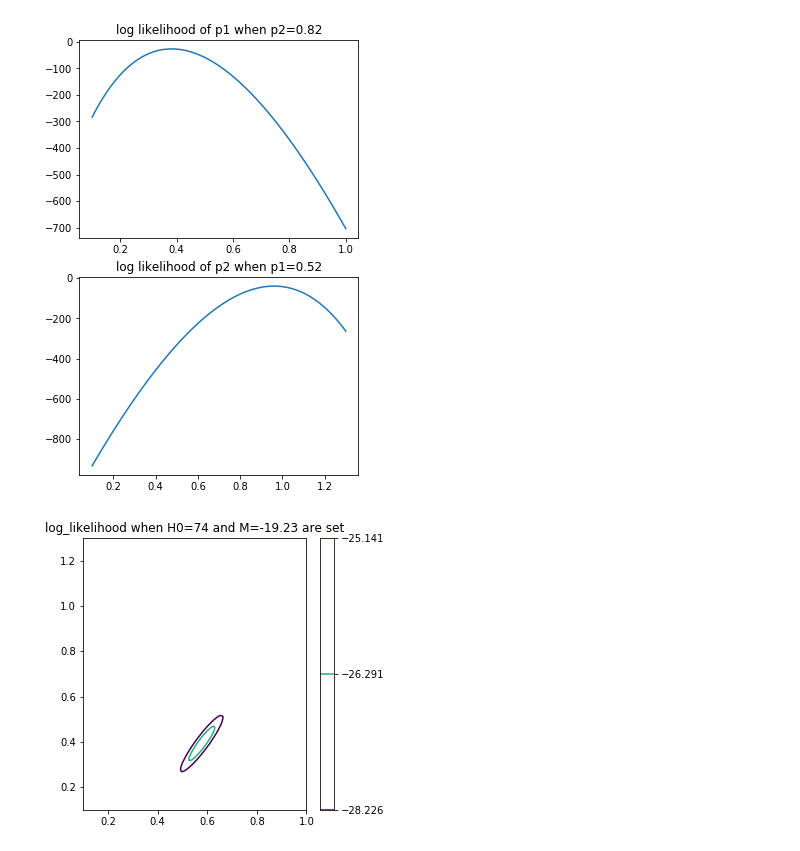
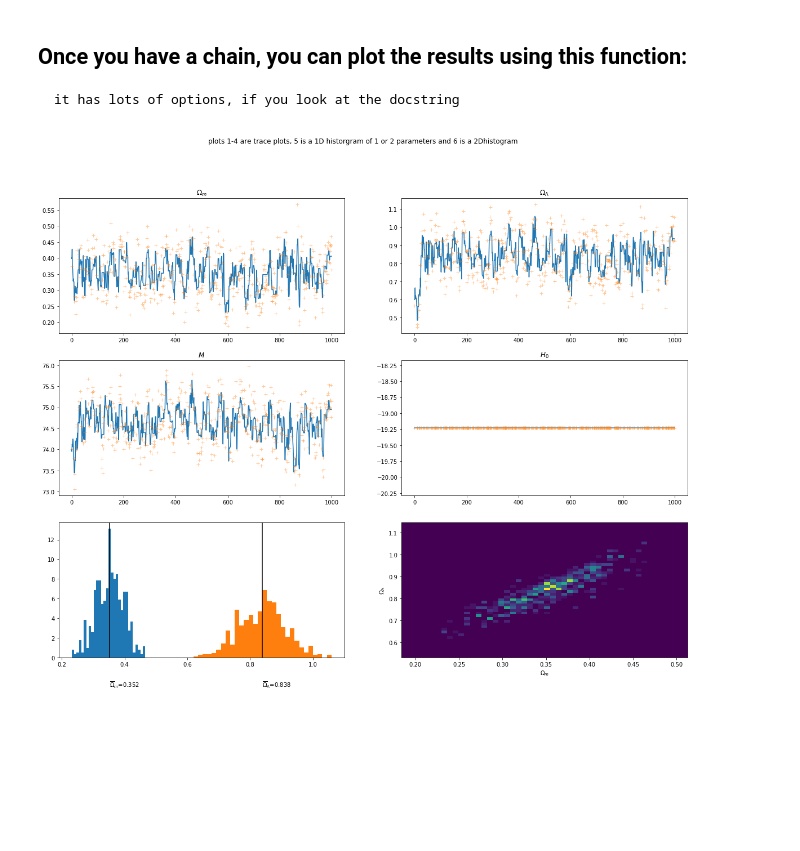
Before and after one commit to baiydaavi/bayesian_inference, a Jupyter notebook: convergence_testing.ipynb, the cells around one changed output. Cells and saved outputs as stored; diff of their text form; code cells hidden in the pictures; blank space fills up the shorter version.

Commit message:
added all core functions to core_mcmc.py, cleaned up convergence testing notebook

```diff
--- a/convergence_testing.ipynb
+++ b/convergence_testing.ipynb
@@ -22,5 +33,7 @@ def sys_error_likelihood(params, data):
 # %%
-#good parameters= [.52, .82, 74, -19.23]
-chn, rej = chain(data_lcparam, 10000, 2000, .001, start_state=[.4, .6, 74, -19.23], variances=None, prior_mode='uniform' )
-#chn, rej = chain(data_lcparam, 1000, 200, .01, start_state=[.5, .7, 65, -20], variances=[.01, .01, .25, .1], prior_mode='M prior', likelihood_func= sys_error_likelihood )
+chn, rej = chain(data_lcparam, 1000, 300, .001, start_state=[.4, .6, 74, -19.23], variances=None, prior_mode='uniform' )
+
+#systematic error chain would look like this
+#chn, rej = chain(data_lcparam, 1000, 200, .01, start_state=[.5, .7, 65, -20],
+#    variances=[.05, .05, 1, .3], prior_mode='M prior', likelihood_func= sys_error_likelihood )
 # %% [output]
@@ -86,14 +42,7 @@ def likelihood_test(resolution, p1_min, p1_max, p2_min, p2_max, p1_slice=.52, p2
-# %%
-x, y, z = likelihood_test(100,.1,1,0.1, 1.3)
-# %% [output]
-[figure, removed]
-# %%
-fig, ax = plt.subplots(1, figsize=(5,5))
-c1 = np.max(z)- 2.3/2
-c2 = np.max(z)- 6.17/2
-contours=[c2, c1, np.max(z)]
-c = ax.contour(x, y, z, contours)
-fig.colorbar(c, ax=ax)
-ax.set_title('log_likelihood when H0=74 and M=-19.23 are set');
-# %% [output]
-[figure, removed]
+# %% [markdown]
+## Once you have a chain, you can plot the results using this function:
+    it has lots of options, if you look at the docstring
+# %%
+plot_chain_behaviour(chn, rej)
+# %% [output]
+[figure, added]
```
Also changed, not shown: parts of 13 cells of this notebook, 1 other file.
